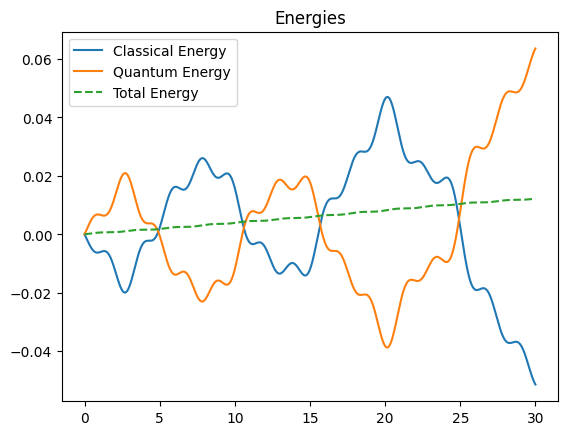
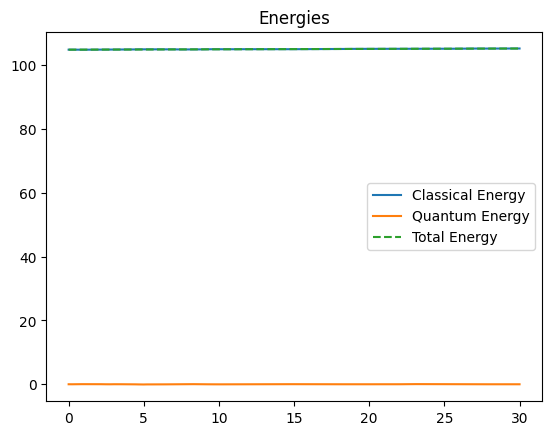
The notebook cell's code change between the first figure and the second:
--- before
+++ after
@@ -4,7 +4,7 @@
 eq = data.data_dict['quantum_energy']
 etot = ec + eq
-plt.plot(t, ec-ec[0], label='Classical Energy')
-plt.plot(t, eq-eq[0], label='Quantum Energy')
-plt.plot(t, etot-etot[0], label='Total Energy', linestyle='--')
+plt.plot(t, ec-0*ec[0], label='Classical Energy')
+plt.plot(t, eq-0*eq[0], label='Quantum Energy')
+plt.plot(t, etot-0*etot[0], label='Total Energy', linestyle='--')
 plt.legend()
 plt.title('Energies')

Commit: minor updates